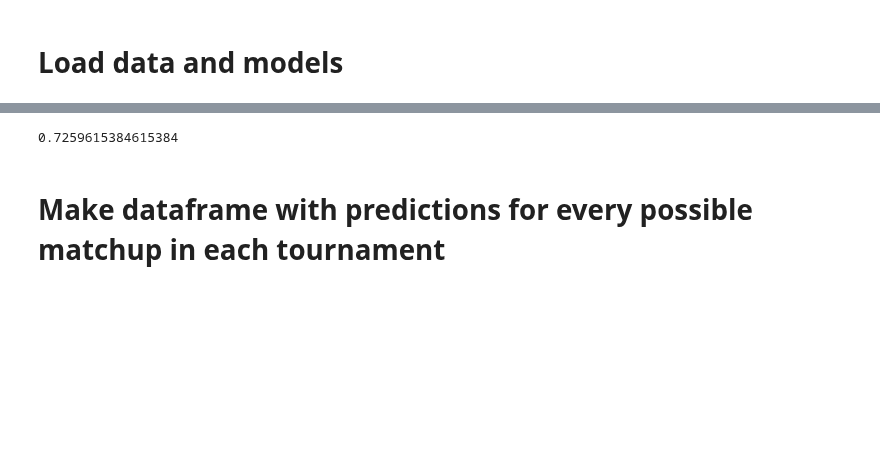
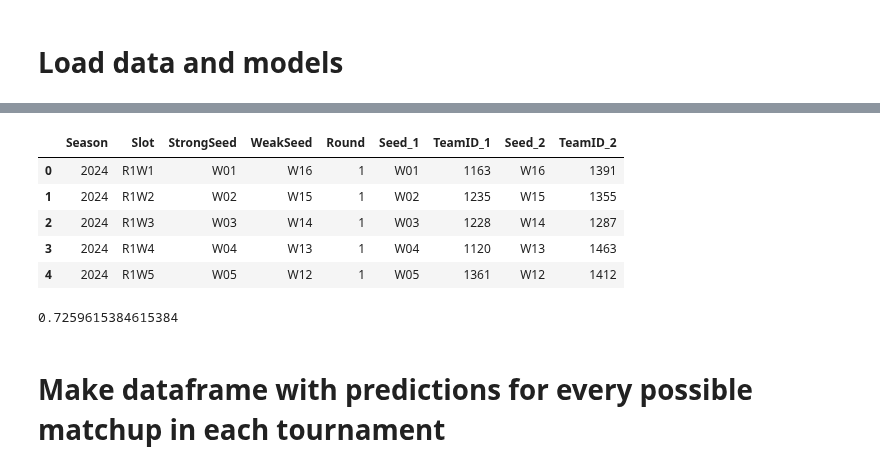
Before and after one commit to dylanfarrell/march-madness-bracket-prediction, a Jupyter notebook: bracket_maker/bracket_maker.ipynb, the cells around one changed output, grey strips where cells are left out. Drawn from its saved outputs; the diff is of its cells as text; code cells hidden in the pictures; blank space fills up the shorter version.

```diff
--- a/bracket_maker.ipynb
+++ b/bracket_maker/bracket_maker.ipynb
@@ -24,0 +114,12 @@ pred_df = pd.read_csv('data/2023/bracket_data/bracket_data.csv',dtype={'TeamID_1
+# %%
+r1 = r1.merge(seeds[['Seed','TeamID']], how="inner", left_on='StrongSeed',right_on='Seed')\
+.merge(seeds[['Seed','TeamID']], how="inner", left_on='WeakSeed',right_on='Seed',suffixes=['_1','_2'])
+# %%
+r1.head()
+# %% [output]
+|  | Season | Slot | StrongSeed | WeakSeed | Round | Seed_1 | TeamID_1 | Seed_2 | TeamID_2 |
+| 0 | 2024 | R1W1 | W01 | W16 | 1 | W01 | 1163 | W16 | 1391 |
+| 1 | 2024 | R1W2 | W02 | W15 | 1 | W02 | 1235 | W15 | 1355 |
+| 2 | 2024 | R1W3 | W03 | W14 | 1 | W03 | 1228 | W14 | 1287 |
+| 3 | 2024 | R1W4 | W04 | W13 | 1 | W04 | 1120 | W13 | 1463 |
+| 4 | 2024 | R1W5 | W05 | W12 | 1 | W05 | 1361 | W12 | 1412 |
```
Also changed, not shown: parts of 24 cells of this notebook, 13 other files.
